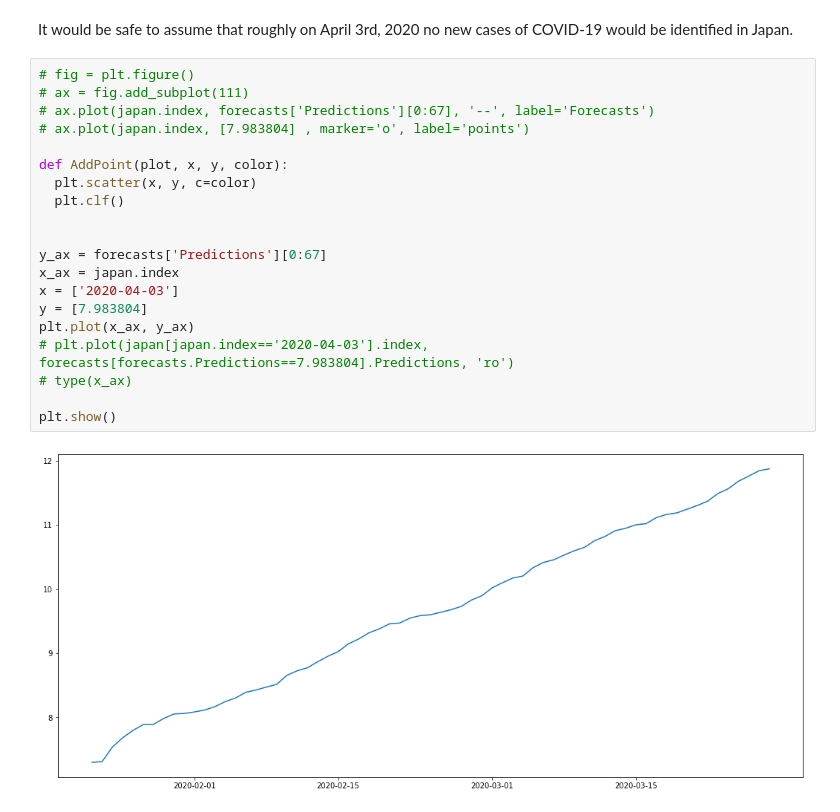
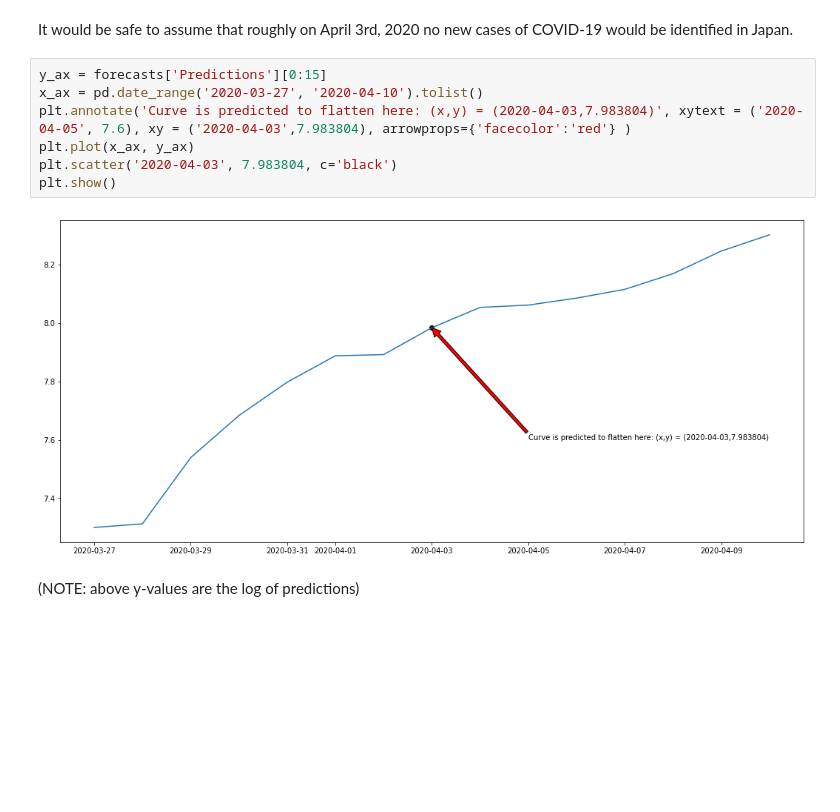
Before and after one commit to kabirwalia8300/COVID19, a Jupyter notebook: COVID19_Japan.ipynb, the cells around one changed output. Saved outputs shown, nothing was run; the diff lists cells and outputs as text; blank space fills up the shorter version.

```diff
--- a/COVID19_Japan.ipynb
+++ b/COVID19_Japan.ipynb
@@ -455,25 +455,14 @@ Looks like the closest values are **7.891659** and **7.983804** corresponding to
 # Conclusion
 # %% [markdown]
 It would be safe to assume that roughly on April 3rd, 2020 no new cases of COVID-19 would be identified in Japan.
-# %%
-# fig = plt.figure()
-# ax = fig.add_subplot(111)
-# ax.plot(japan.index, forecasts['Predictions'][0:67], '--', label='Forecasts')
-# ax.plot(japan.index, [7.983804] , marker='o', label='points')
-
-def AddPoint(plot, x, y, color):
-  plt.scatter(x, y, c=color)
-  plt.clf()
-
-
-y_ax = forecasts['Predictions'][0:67]
-x_ax = japan.index
-x = ['2020-04-03']
-y = [7.983804]
-plt.plot(x_ax, y_ax)
-# plt.plot(japan[japan.index=='2020-04-03'].index, forecasts[forecasts.Predictions==7.983804].Predictions, 'ro')
-# type(x_ax)
-
-plt.show()
-# %% [output]
-[figure, removed]
+# %%
+y_ax = forecasts['Predictions'][0:15]
+x_ax = pd.date_range('2020-03-27', '2020-04-10').tolist()
+plt.annotate('Curve is predicted to flatten here: (x,y) = (2020-04-03,7.983804)', xytext = ('2020-04-05', 7.6), xy = ('2020-04-03',7.983804), arrowprops={'facecolor':'red'} )
+plt.plot(x_ax, y_ax)
+plt.scatter('2020-04-03', 7.983804, c='black')
+plt.show()
+# %% [output]
+[figure, added]
+# %% [markdown]
+(NOTE: above y-values are the log of predictions)
```
